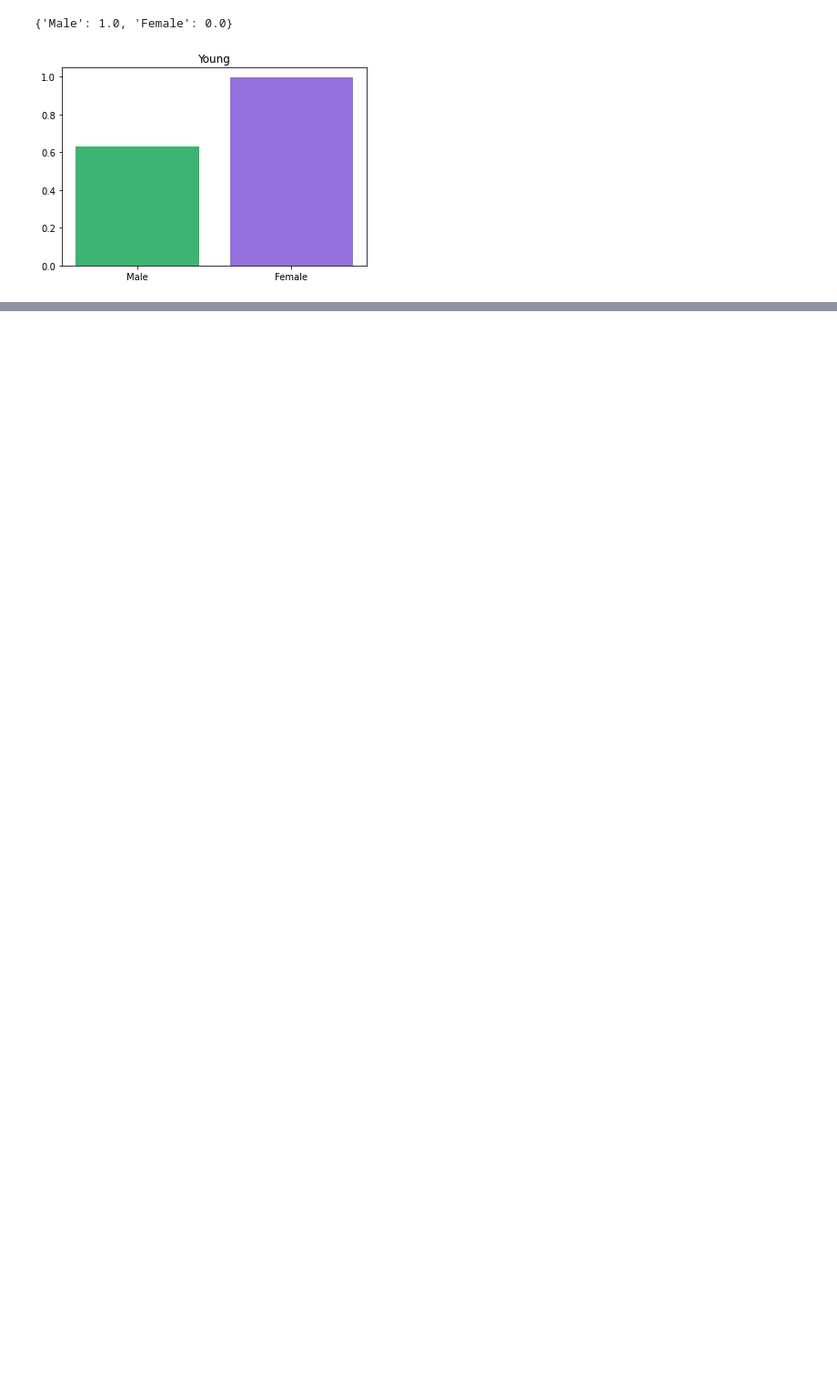
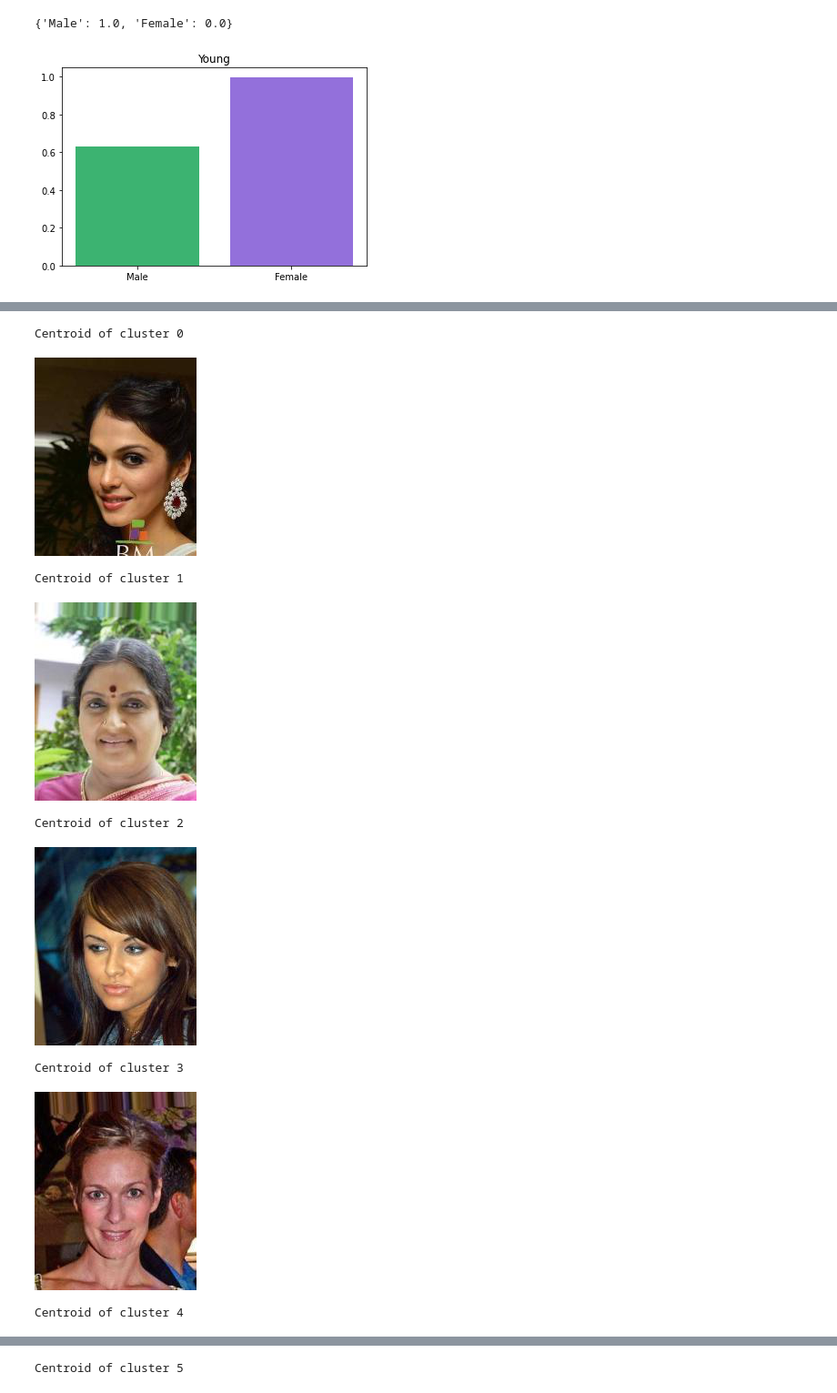
Before and after one commit to nobias-project/OT-ICNN-bias, a Jupyter notebook: notebooks/Evaluation_Experiments_CelebA.ipynb, the cells around one changed output, grey strips where cells are left out. Shown at 91% size. Drawn from its saved outputs; the diff is of its cells as text; code cells hidden in the pictures; blank space fills up the shorter version.

```diff
--- a/notebooks/Evaluation_Experiments_CelebA.ipynb
+++ b/notebooks/Evaluation_Experiments_CelebA.ipynb
@@ -100,0 +205,7 @@ for male in [1,-1]:
+# %%
+space = np.random.randn(len(df), 512)
+nintieth_quatile = df.foo.quantile(.9)
+
+indeces = df[df["foo"] >= nintieth_quatile].index
+
+to_cluster = space[indeces]
@@ -100,0 +234,29 @@ for male in [1,-1]:
+# %%
+for i in set(kmeans.labels_):
+    # select elements of the cluster
+    elements = to_cluster[kmeans.labels_ == i]
+
+    centroid = kmeans.cluster_centers_[i]
+
+    minimum = elements[np.linalg.norm(elements - centroid, axis = 1).argmin()]
+
+    to_print = np.linalg.norm(space - minimum, axis = 1).argmin()
+
+    file = df.loc[to_print, "image_id"]
+    image = skimage.io.imread("../data/celeba/Img_folder/Img/" + file)
+
+    im = Image.fromarray(image)
+
+    #im.save(path)
+    print("Centroid of cluster {}".format(i))
+    display(im)
+# %% [output]
+Centroid of cluster 0
+[figure, added]
+Centroid of cluster 1
+[figure, added]
+Centroid of cluster 2
+[figure, added]
+Centroid of cluster 3
+[figure, added]
+Centroid of cluster 4
@@ -100,0 +264 @@ for male in [1,-1]:
+Centroid of cluster 5
```
Also changed, not shown: parts of 25 cells of this notebook.
